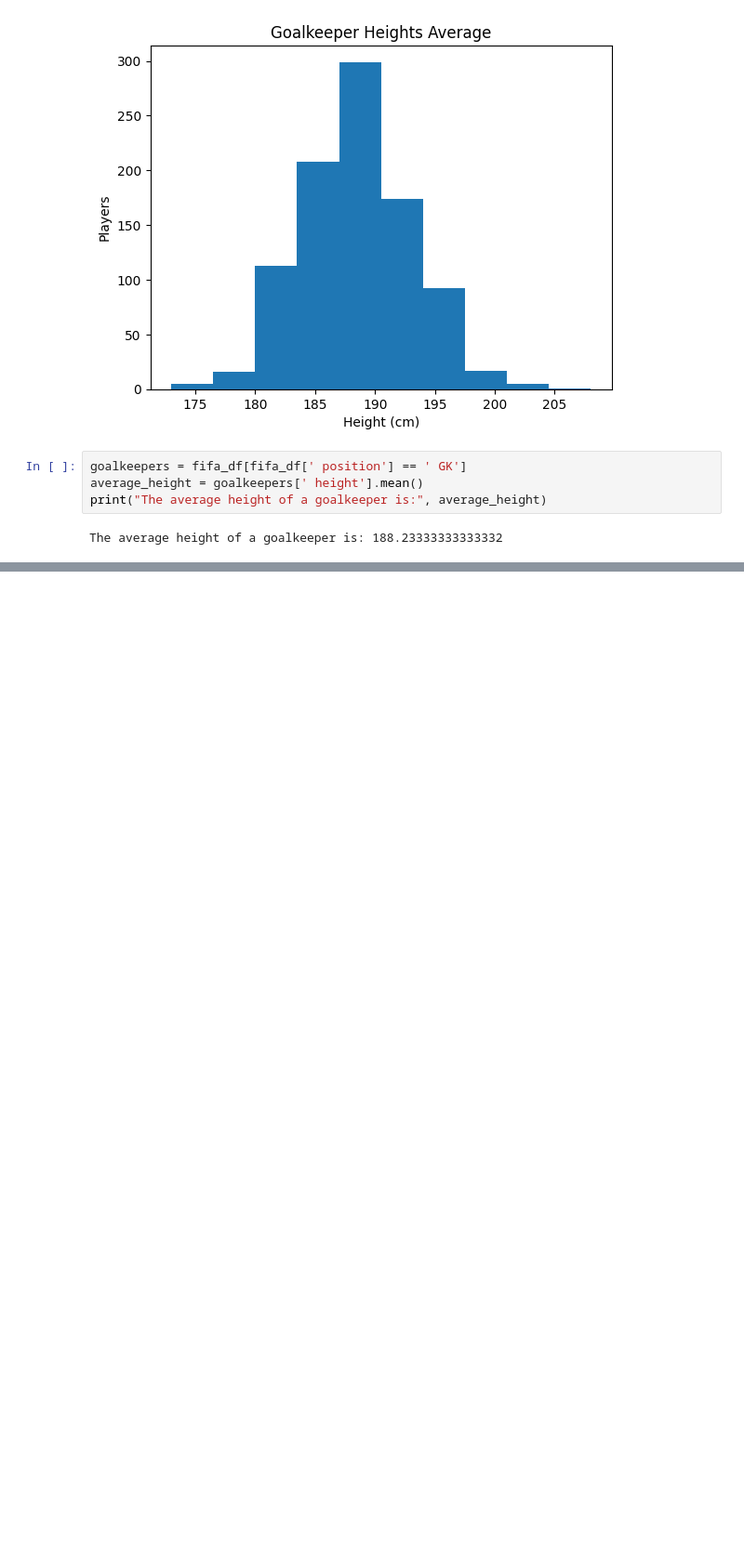
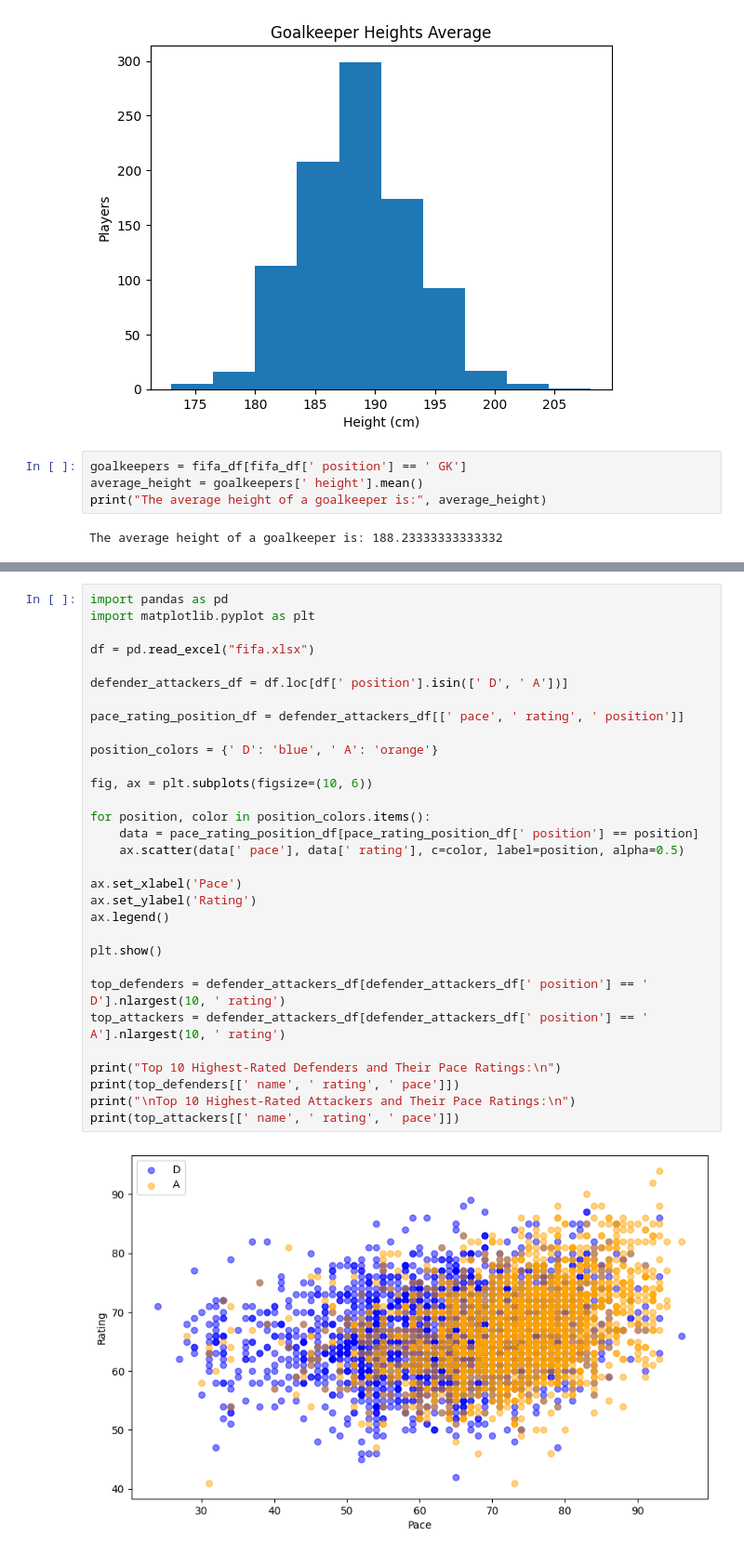
Before and after one commit to cameronliddle/CAForecast, a Jupyter notebook: CAFifa.ipynb, the cells around one changed output, grey strips where cells are left out. Shown at 93% size. Cells and saved outputs as stored; diff of their text form; blank space fills up the shorter version.

```diff
--- a/CAFifa.ipynb
+++ b/CAFifa.ipynb
@@ -166,3 +155,36 @@ ax.legend()
 plt.show()
 # %% [output]
 [figure]
+# %%
+import pandas as pd
+import matplotlib.pyplot as plt
+
+df = pd.read_excel("fifa.xlsx")
+
+defender_attackers_df = df.loc[df[' position'].isin([' D', ' A'])]
+
+pace_rating_position_df = defender_attackers_df[[' pace', ' rating', ' position']]
+
+position_colors = {' D': 'blue', ' A': 'orange'}
+
+fig, ax = plt.subplots(figsize=(10, 6))
+
+for position, color in position_colors.items():
+    data = pace_rating_position_df[pace_rating_position_df[' position'] == position]
+    ax.scatter(data[' pace'], data[' rating'], c=color, label=position, alpha=0.5)
+
+ax.set_xlabel('Pace')
+ax.set_ylabel('Rating')
+ax.legend()
+
+plt.show()
+
+top_defenders = defender_attackers_df[defender_attackers_df[' position'] == ' D'].nlargest(10, ' rating')
+top_attackers = defender_attackers_df[defender_attackers_df[' position'] == ' A'].nlargest(10, ' rating')
+
+print("Top 10 Highest-Rated Defenders and Their Pace Ratings:\n")
+print(top_defenders[[' name', ' rating', ' pace']])
+print("\nTop 10 Highest-Rated Attackers and Their Pace Ratings:\n")
+print(top_attackers[[' name', ' rating', ' pace']])
+# %% [output]
+[figure, added]
```
Also changed, not shown: parts of 7 cells of this notebook.
